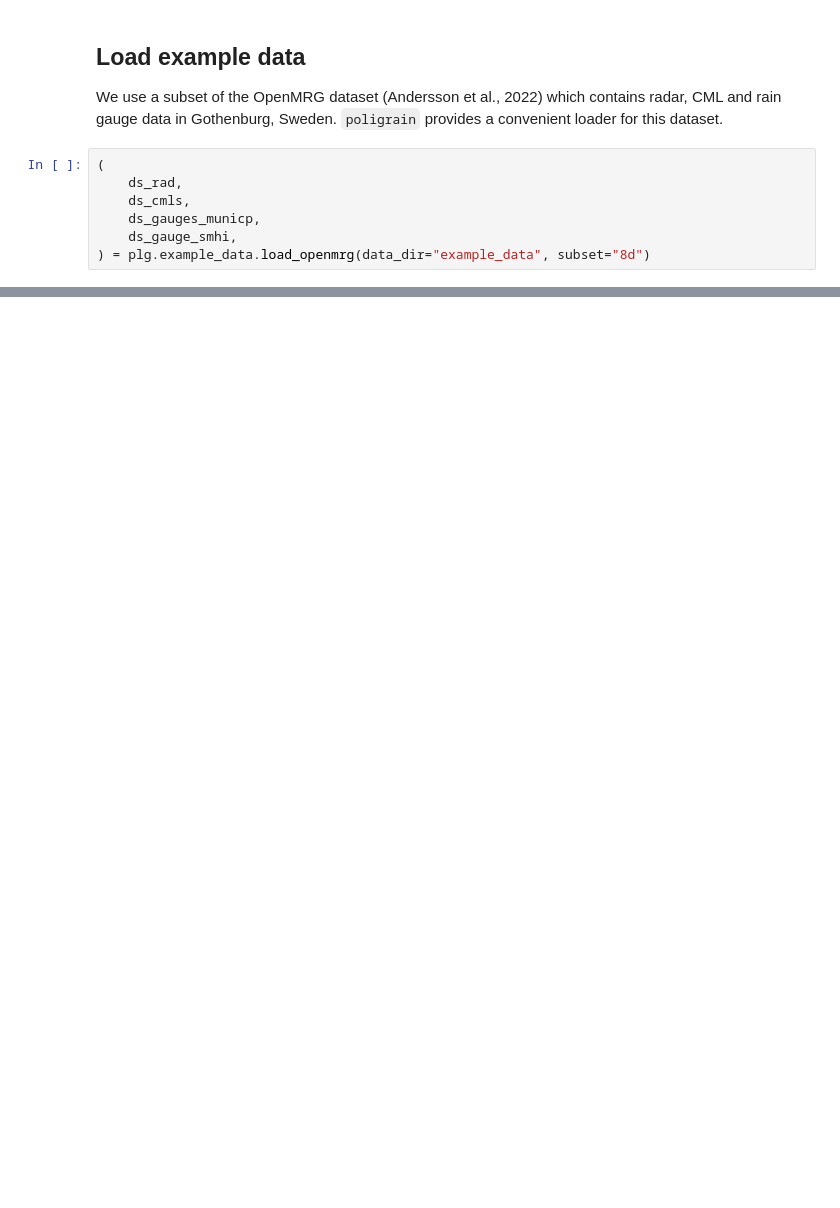
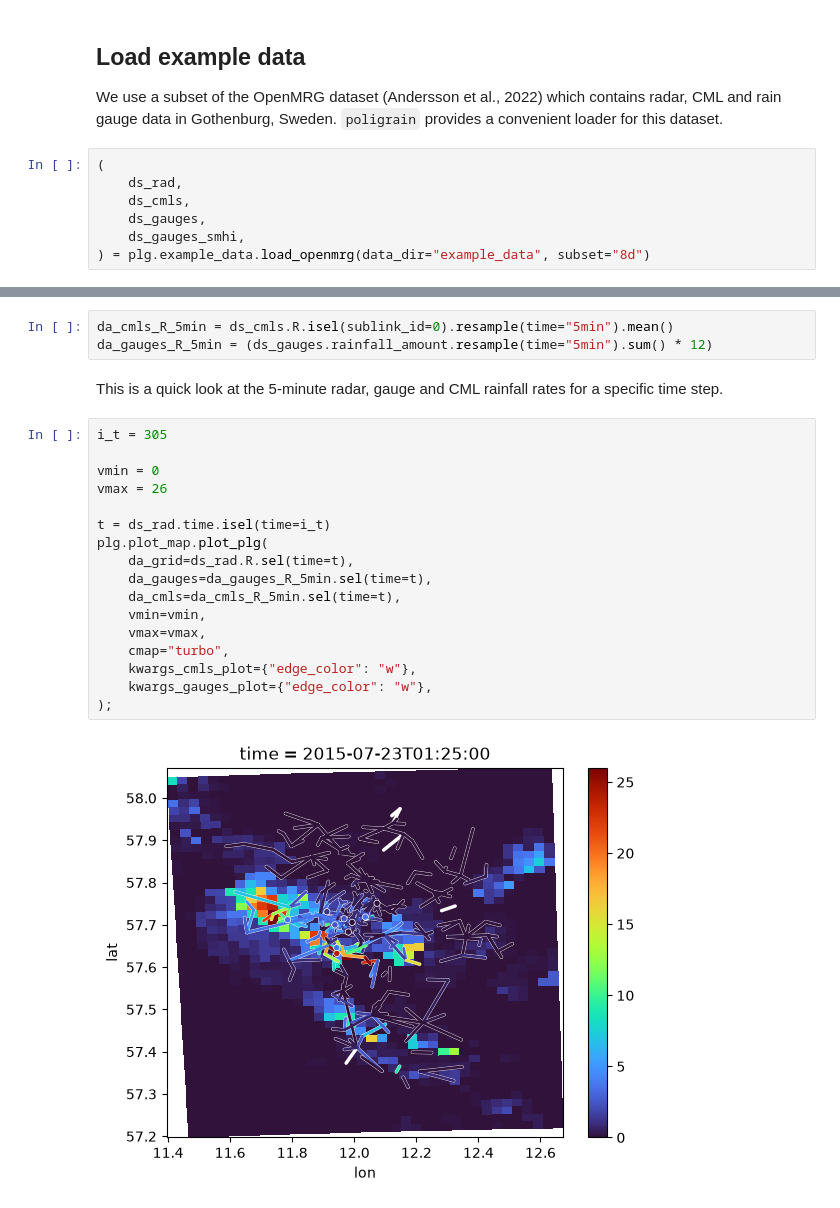
Before and after one commit to OpenSenseAction/OpenSenseAction.github.io, a Jupyter notebook: software-ecosystem/mergeplg.ipynb, the cells around one changed output, grey strips where cells are left out. Drawn from its saved outputs; the diff is of its cells as text; blank space fills up the shorter version.

```diff
--- a/software-ecosystem/mergeplg.ipynb
+++ b/software-ecosystem/mergeplg.ipynb
@@ -15,6 +20,6 @@ We use a subset of the OpenMRG dataset (Andersson et al., 2022) which contains r
 (
     ds_rad,
     ds_cmls,
-    ds_gauges_municp,
-    ds_gauge_smhi,
+    ds_gauges,
+    ds_gauges_smhi,
 ) = plg.example_data.load_openmrg(data_dir="example_data", subset="8d")
@@ -76,0 +79,24 @@ That's the core merging workflow in `mergeplg`: load gridded and point/line data
+# %%
+da_cmls_R_5min = ds_cmls.R.isel(sublink_id=0).resample(time="5min").mean()
+da_gauges_R_5min = (ds_gauges.rainfall_amount.resample(time="5min").sum() * 12)
+# %% [markdown]
+This is a quick look at the 5-minute radar, gauge and CML rainfall rates for a specific time step.
+# %%
+i_t = 305
+
+vmin = 0
+vmax = 26
+
+t = ds_rad.time.isel(time=i_t)
+plg.plot_map.plot_plg(
+    da_grid=ds_rad.R.sel(time=t),
+    da_gauges=da_gauges_R_5min.sel(time=t),
+    da_cmls=da_cmls_R_5min.sel(time=t),
+    vmin=vmin,
+    vmax=vmax,
+    cmap="turbo",
+    kwargs_cmls_plot={"edge_color": "w"},
+    kwargs_gauges_plot={"edge_color": "w"},
+);
+# %% [output]
+[figure, added]
```
Also changed, not shown: parts of 23 cells of this notebook.
